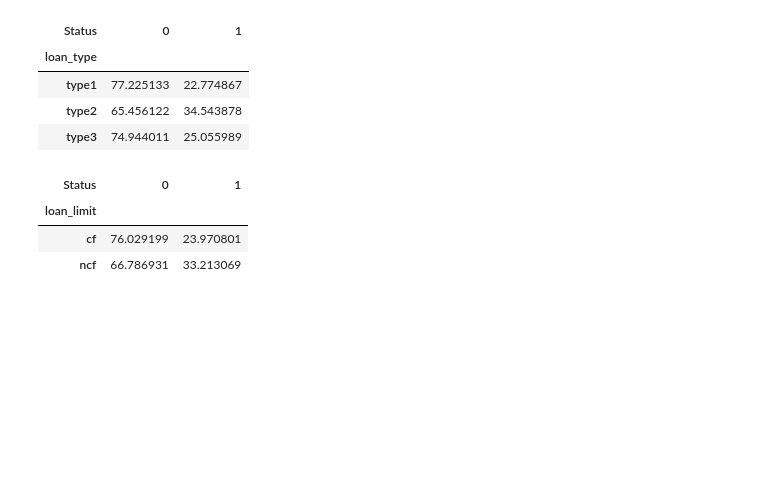
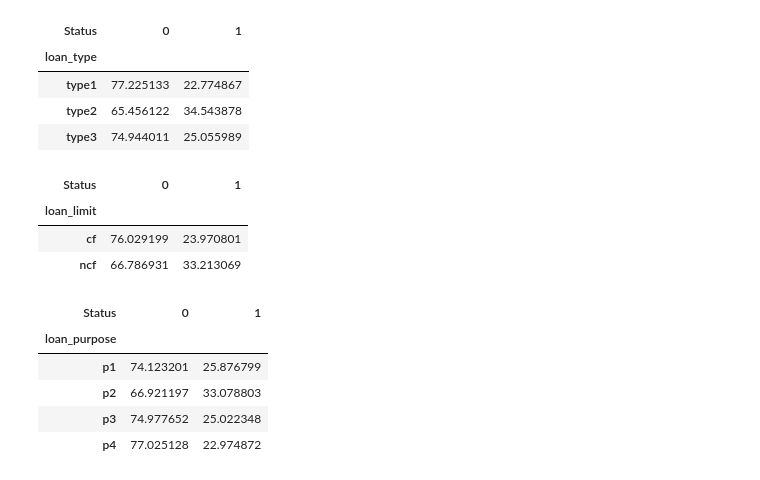
Before and after one commit to YASH280626/loan-default-prediction, a Jupyter notebook: analysis.ipynb, the cells around one changed output. Saved outputs shown, nothing was run; the diff lists cells and outputs as text; code cells hidden in the pictures; blank space fills up the shorter version.

Commit message:
Investigated Loan_Purpose against Default Status

```diff
--- a/analysis.ipynb
+++ b/analysis.ipynb
@@ -501,3 +501,13 @@ loan_limit_status
 | loan_limit |  |  |
 | cf | 76.029199 | 23.970801 |
 | ncf | 66.786931 | 33.213069 |
+# %%
+loan_purpose_status = pd.crosstab(df['loan_purpose'], df['Status'], normalize='index')*100
+loan_purpose_status
+# %% [output]
+| Status | 0 | 1 |
+| loan_purpose |  |  |
+| p1 | 74.123201 | 25.876799 |
+| p2 | 66.921197 | 33.078803 |
+| p3 | 74.977652 | 25.022348 |
+| p4 | 77.025128 | 22.974872 |
```
